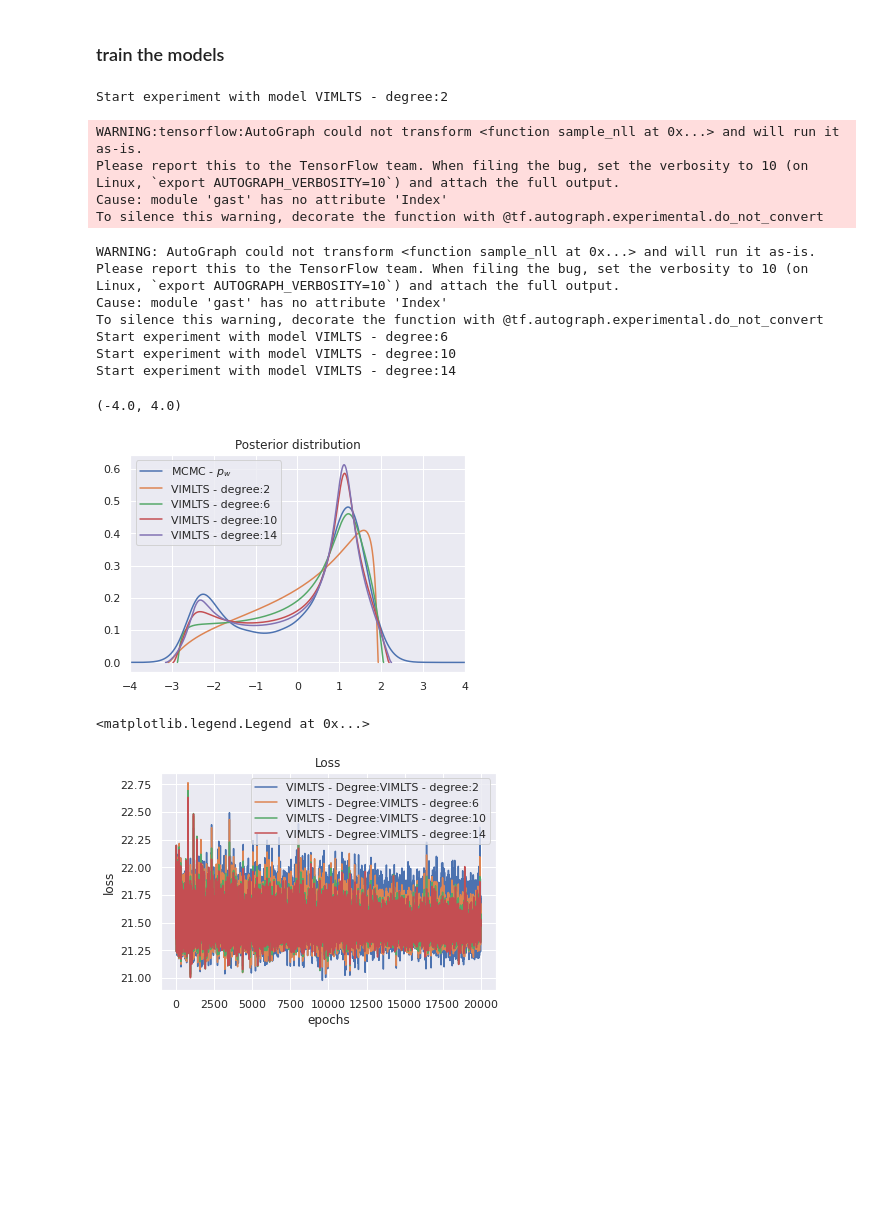
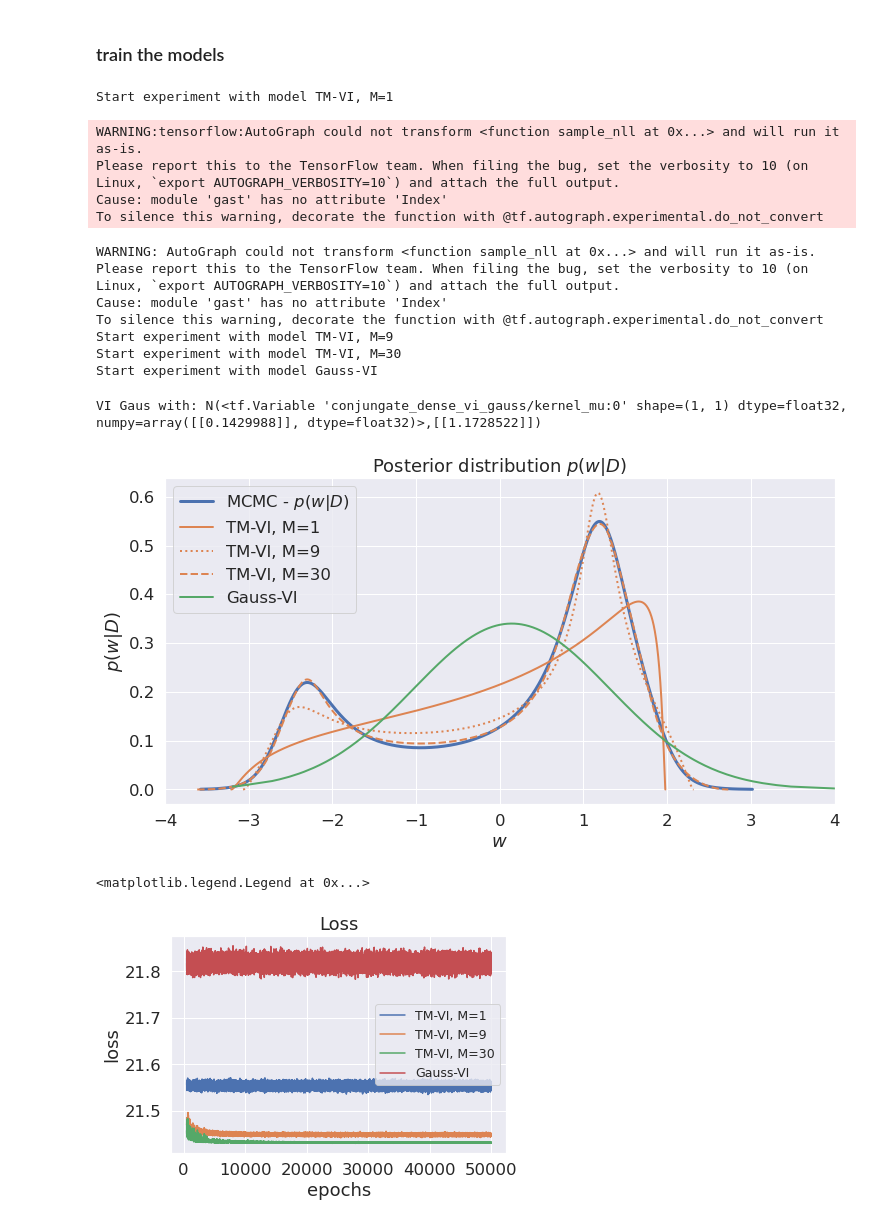
Before and after one commit to stefan1893/VIMLTS, a Jupyter notebook: ipynb/022_singel_weight.ipynb, the cells around one changed output. Saved outputs shown, nothing was run; the diff lists cells and outputs as text; code cells hidden in the pictures; blank space fills up the shorter version.

Commit message:
updated cauchy exp

```diff
--- a/ipynb/022_singel_weight.ipynb
+++ b/ipynb/022_singel_weight.ipynb
@@ -251,0 +275,12 @@ _________________________________________________________________
+# %%
+tf.random.set_seed(2)
+vi_gauss_l = ConjungateDenseViGauss(1,
+                                    activation=lambda x: x,
+                                    num_samples=num_samples,
+                                    kernel_init_mu_w = initializers.Constant(0.),
+                                    kernel_init_rhosigma_w = initializers.Constant(softplus_inv(2.5)),
+                                    prior_dist=prior_dist)
+vi_gauss = tf.keras.Sequential([vi_gauss_l], name="Gauss-VI")
+vi_gauss.build(input_shape=(None,1))
+vi_gauss.summary()
+models["Gauss-VI"] = vi_gauss
@@ -262,14 +309,18 @@ Text(0.5, 1.0, 'Posterior initial distribution')
 # %% [markdown]
 ### train the models
 # %%
+# Learning rate
+lr_start=0.3
+lr_end=0.1
+epochs = 50000
+epoch_lr_end = epochs // 2
 for name, model in models.items():
     print(f"Start experiment with model {name}")
-    epochs = 20000
-    lr_callback = tf.keras.callbacks.LearningRateScheduler(partial(scheduler, lr_start=lr_start, lr_stop=lr_end, epochs=epochs))
+    lr_callback = tf.keras.callbacks.LearningRateScheduler(partial(scheduler, lr_start=lr_start, lr_stop=lr_end, epochs=epoch_lr_end))
     model.compile(optimizer=tf.keras.optimizers.SGD(learning_rate=lr_start), loss=sample_nll, run_eagerly=False)
     model.fit(tf.ones(ytensor.shape), ytensor, epochs=epochs, verbose=False, callbacks=[lr_callback, LogKL()])
 # %% [output]
-Start experiment with model VIMLTS - degree:2
+Start experiment with model TM-VI, M=1
 WARNING:tensorflow:AutoGraph could not transform <function sample_nll at 0x...> and will run it as-is.
 Please report this to the TensorFlow team. When filing the bug, set the verbosity to 10 (on Linux, `export AUTOGRAPH_VERBOSITY=10`) and attach the full output.
 Cause: module 'gast' has no attribute 'Index'
@@ -278,36 +329,53 @@ WARNING: AutoGraph could not transform <function sample_nll at 0x...> and will r
 Please report this to the TensorFlow team. When filing the bug, set the verbosity to 10 (on Linux, `export AUTOGRAPH_VERBOSITY=10`) and attach the full output.
 Cause: module 'gast' has no attribute 'Index'
 To silence this warning, decorate the function with @tf.autograph.experimental.do_not_convert
-Start experiment with model VIMLTS - degree:6
-Start experiment with model VIMLTS - degree:10
-Start experiment with model VIMLTS - degree:14
+Start experiment with model TM-VI, M=9
+Start experiment with model TM-VI, M=30
+Start experiment with model Gauss-VI
 # %%
-w_MCMC_density_kde = stats.gaussian_kde(mcmc_fit.extract()['w'])
-plt.plot(ww,w_MCMC_density_kde(ww),label=r"MCMC - $p_{w}$")
+# w_MCMC_density_kde = stats.gaussian_kde(mcmc_fit.extract()['w'])
+plt.figure(figsize=(12,6))
+plt.plot(w_mcmc, mcmc_p_w_D, label=r"MCMC - $p(w|D)$", linewidth=3)
 # alpha_post = alpha + np.sum(data)
 # beta_post = beta + len(data) - np.sum(data)
 # pdf_post = stats.beta(a=alpha_post, b=beta_post).pdf(x=pis)
-# plt.figure(figsize=(12,6))
 # sns.lineplot(data=pd.DataFrame.from_dict({'$p(\pi|y)$':pdf_post, '$\pi$':pis}), x='$\pi$', y='$p(\pi|y)$', label="GT", linewidth=3)
 
+KLs = {}
+linestyles = ['-', ':', '--', '-.']
+ls = 0
 for name, model in models.items():
     layer = model.layers[0]
     qw, w = layer.get_w_dist()
-    plt.plot(w, qw, label=name, linewidth=1.5)
+
+    # # compute KL div KL(q(pi) || p(pi|D))
+    # log_p_pi_D = post_analytic.log_prob(pi)
+    # rel_entropy = q_pi * (log_q_pi - log_p_pi_D)
+    # kl_div = np.trapz(rel_entropy, x=pi)
+    # KLs[name] = kl_div
+
+    if "TM-VI" in name:
+        plt.plot(w, qw, label=name, linewidth=2., color=sns.color_palette()[1], linestyle=linestyles[ls])
+        ls += 1
+    else:
+        plt.plot(w, qw, label=name, linewidth=2., color=sns.color_palette()[2])
+    # plt.plot(w, qw, label=name, linewidth=1.5)
 plt.legend()
-plt.title("Posterior distribution")
+plt.title("Posterior distribution $p(w|D)$")
 plt.xlim((-4,4.))
-# plt.savefig("00_conj_prior_posterior.png")
+plt.xlabel("$w$")
+plt.ylabel("$p(w|D)$")
+plt.savefig("02_cauchy_posterior.png")
 # %% [output]
-(-4.0, 4.0)
+VI Gaus with: N(<tf.Variable 'conjungate_dense_vi_gauss/kernel_mu:0' shape=(1, 1) dtype=float32, numpy=array([[0.1429988]], dtype=float32)>,[[1.1728522]])
-[figure, old version]
+[figure, new version]
 # %%
 for m, model in models.items():
-    plt.plot(model.history.history['epochs'][5:], model.history.history['loss'][5:], label=f"VIMLTS - Degree:{m}")
+    plt.plot(model.history.history['epochs'][500:], model.history.history['loss'][500:], label=m)
 plt.title("Loss")
 plt.xlabel("epochs")
 plt.ylabel("loss")
-plt.legend()
+plt.legend(fontsize='x-small')
 # %% [output]
 <matplotlib.legend.Legend at 0x...>
-[figure, old version]
+[figure, new version]
```
Also changed, not shown: parts of 13 cells of this notebook, 2 other files.
